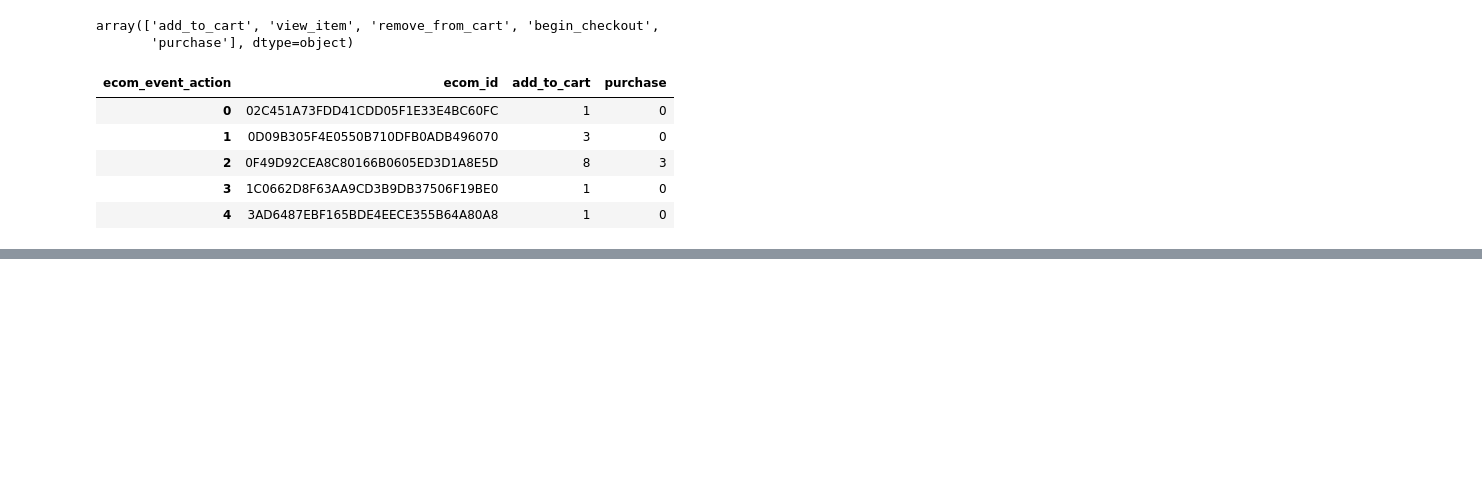
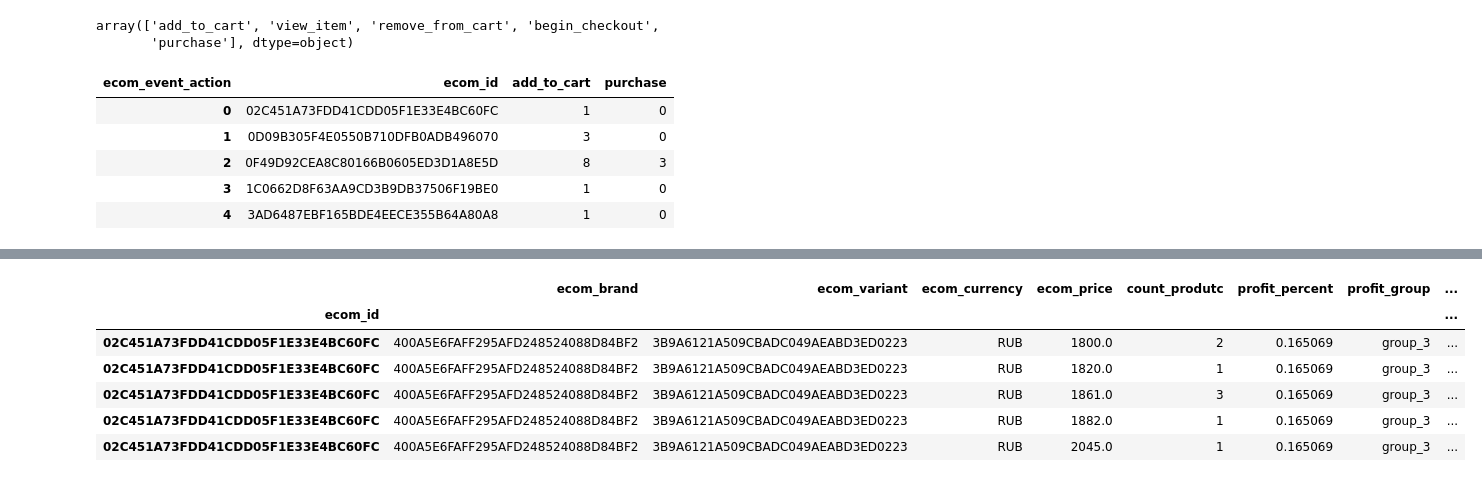
Before and after one commit to dkasatkin/wildhack, a Jupyter notebook: wildhack_work.ipynb, the cells around one changed output, grey strips where cells are left out. Saved outputs shown, nothing was run; the diff lists cells and outputs as text; code cells hidden in the pictures; blank space fills up the shorter version.

```diff
--- a/wildhack_work.ipynb
+++ b/wildhack_work.ipynb
@@ -247,0 +356,10 @@ product_conversion.sort_values(by='conversion', ascending=False)
+# %%
+# сгруппируем изначальную таблицу по id товара, и создадим новые столбцы,
+# в которых укажем конверсию, % прибыли, вхождение в группы по конверсии и прибыли
+
+final_table = wild_cut.groupby(['ecom_id', 'ecom_brand', 'ecom_variant',
+                                'ecom_currency', 'ecom_price']) \
+                      .agg({'user_id': 'count'}) \
+                      .rename(columns={'user_id': 'count_produtc'}) \
+                      .reset_index(level=['ecom_brand', 'ecom_variant',
+                                          'ecom_currency', 'ecom_price'])
@@ -247,0 +406,10 @@ product_conversion.sort_values(by='conversion', ascending=False)
+# %%
+final_table.head()
+# %% [output]
+|  | ecom_brand | ecom_variant | ecom_currency | ecom_price | count_produtc | profit_percent | profit_group | ... |
+| ecom_id |  |  |  |  |  |  |  | ... |
+| 02C451A73FDD41CDD05F1E33E4BC60FC | 400A5E6FAFF295AFD248524088D84BF2 | 3B9A6121A509CBADC049AEABD3ED0223 | RUB | 1800.0 | 2 | 0.165069 | group_3 | ... |
+| 02C451A73FDD41CDD05F1E33E4BC60FC | 400A5E6FAFF295AFD248524088D84BF2 | 3B9A6121A509CBADC049AEABD3ED0223 | RUB | 1820.0 | 1 | 0.165069 | group_3 | ... |
+| 02C451A73FDD41CDD05F1E33E4BC60FC | 400A5E6FAFF295AFD248524088D84BF2 | 3B9A6121A509CBADC049AEABD3ED0223 | RUB | 1861.0 | 3 | 0.165069 | group_3 | ... |
+| 02C451A73FDD41CDD05F1E33E4BC60FC | 400A5E6FAFF295AFD248524088D84BF2 | 3B9A6121A509CBADC049AEABD3ED0223 | RUB | 1882.0 | 1 | 0.165069 | group_3 | ... |
+| 02C451A73FDD41CDD05F1E33E4BC60FC | 400A5E6FAFF295AFD248524088D84BF2 | 3B9A6121A509CBADC049AEABD3ED0223 | RUB | 2045.0 | 1 | 0.165069 | group_3 | ... |
```
Also changed, not shown: parts of 27 cells of this notebook, 2 other files.
